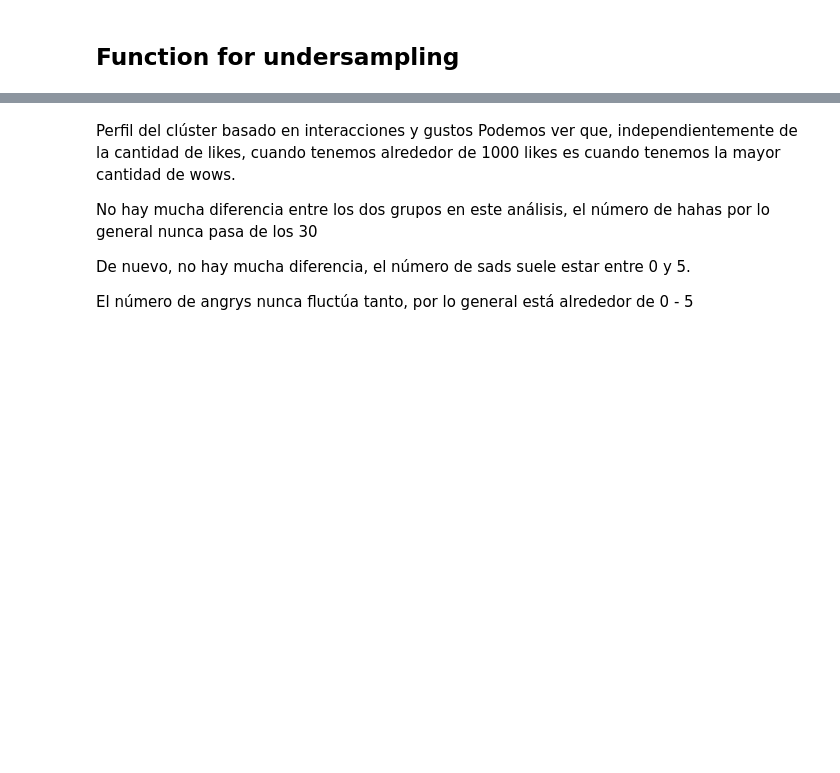
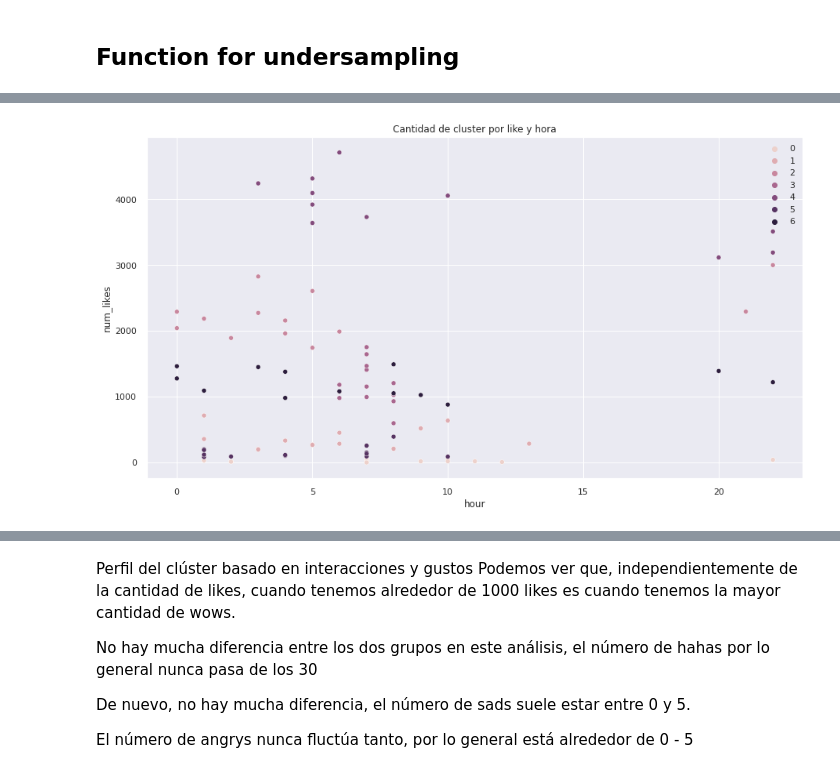
Before and after one commit to JMML2021/Sprint-8.-Algoritmes-d-aprenentatge-NO-supervisat-Agrupaci-, a Jupyter notebook: Sprint_8_Algoritmes_d’aprenentatge_NO_supervisat_Agrupació.ipynb, the cells around one changed output, grey strips where cells are left out. Drawn from its saved outputs; the diff is of its cells as text; code cells hidden in the pictures; blank space fills up the shorter version.

```diff
--- a/Sprint_8_Algoritmes_d’aprenentatge_NO_supervisat_Agrupació.ipynb
+++ b/Sprint_8_Algoritmes_d’aprenentatge_NO_supervisat_Agrupació.ipynb
@@ -660,2 +593,10 @@ plt.show()
+# %%
+# bar plot
+pl = sns.scatterplot(data=df_us, x=df_us["hour"], y=df_us["num_likes"], hue=df_us["Clusters"])
+pl.set_title("Cantidad de cluster por like y hora")
+plt.legend()
+plt.show()
+# %% [output]
+[figure, added]
 # %%
 # bar plot
```
Also changed, not shown: parts of 62 cells of this notebook.
